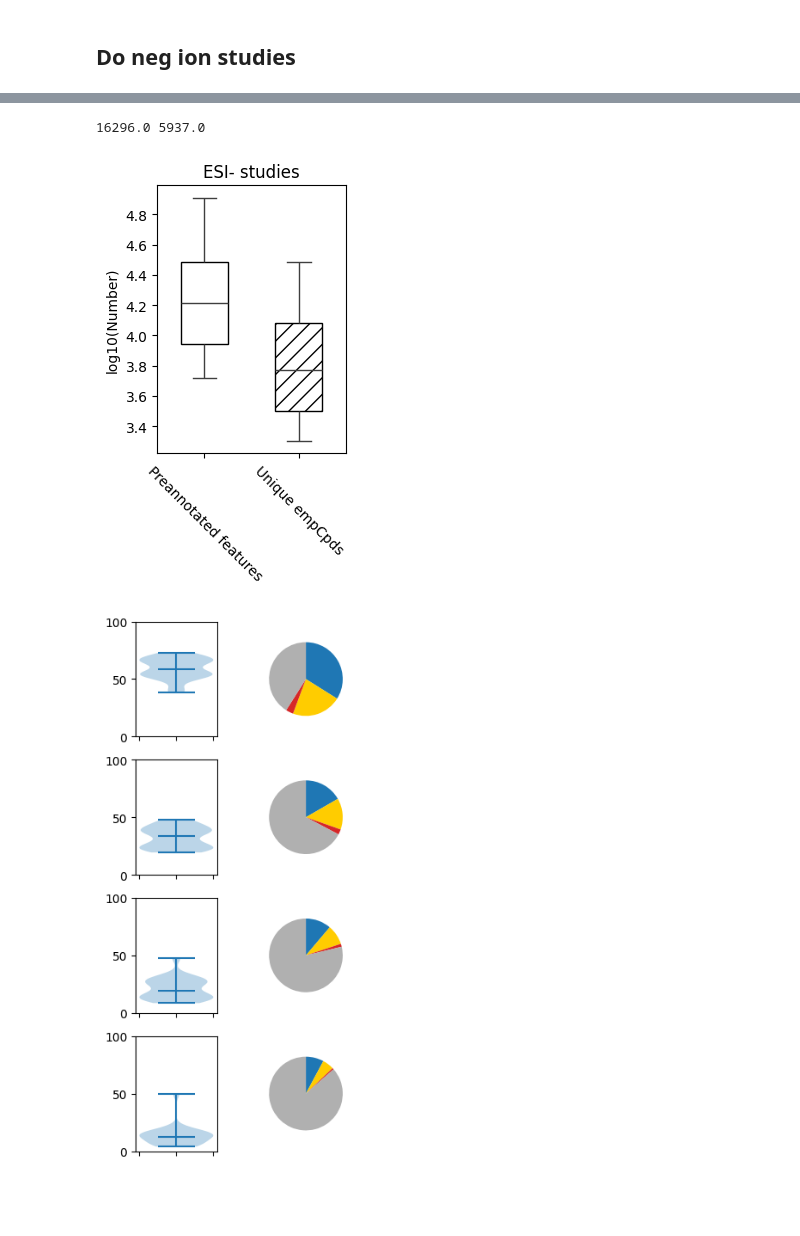
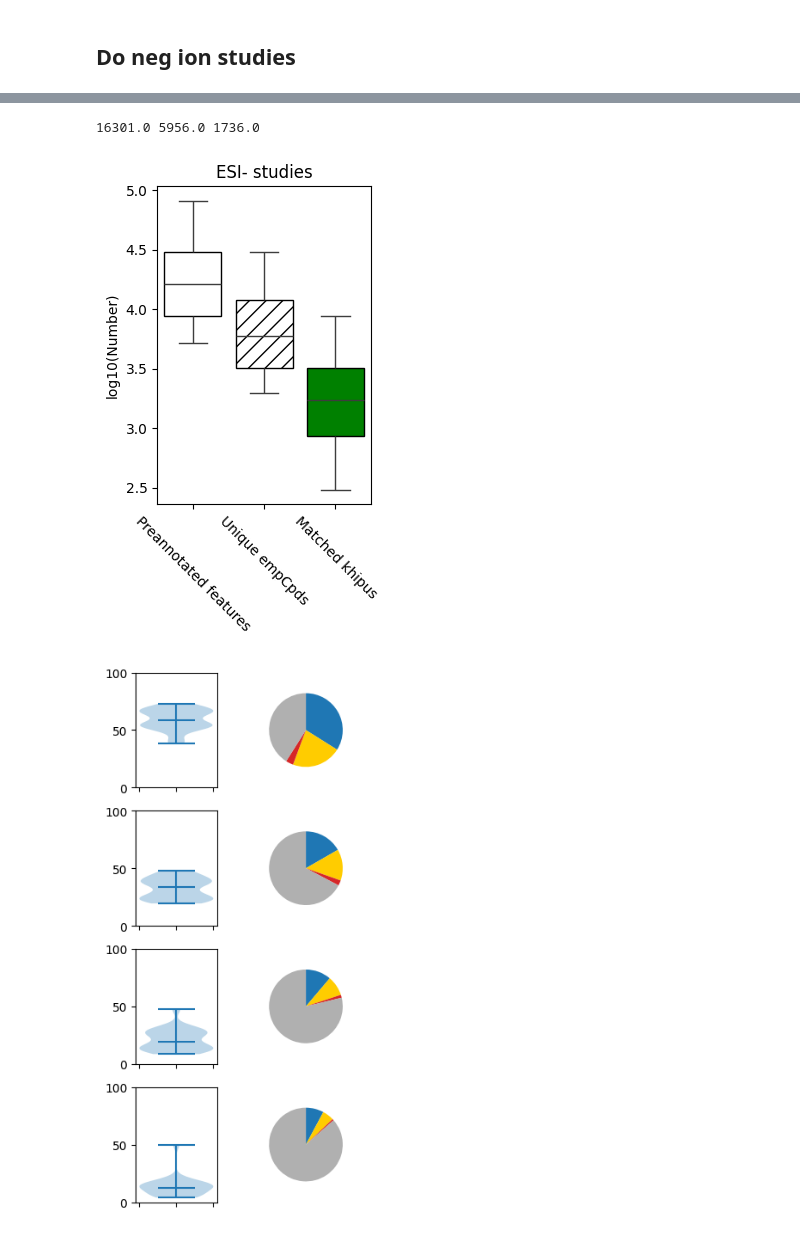
Before and after one commit to shuzhao-li-lab/in_source_fragments_serum, a Jupyter notebook: analysis/5_comprehensive_khipu_search/5a_orbi.ipynb, the cells around one changed output, grey strips where cells are left out. Cells and saved outputs as stored; diff of their text form; code cells hidden in the pictures; blank space fills up the shorter version.

```diff
--- a/analysis/5_comprehensive_khipu_search/5a_orbi.ipynb
+++ b/analysis/5_comprehensive_khipu_search/5a_orbi.ipynb
@@ -34,5 +34,8 @@ VERSION = '1_3'
 dir_fig_output = f'../fig_for_pub/{VERSION}/orbi/'
 os.makedirs(dir_fig_output, exist_ok=True)
+# %%
+hmdb_ms = json.load(open('hmdb_metabolites.json', 'r'))
+hmdb_for_cpr = [{'id': m['primary_id'], 'rtime': 0, 'mz': float(m['monisotopic_molecular_weight'])} for m in hmdb_ms if m['monisotopic_molecular_weight']]
 # %%
 # Input data
 
@@ -294,0 +300,7 @@ for type, qpp in quartile_percs_pos.items():
+# %%
+unique_kp_mass_pos = {}
+for study_id, kp_ids in unique_kp_ids_pos.items():
+    list_khipus = json.load(open(f'output/{VERSION}/pos/{study_id}/ecpds.json', 'r'))
+    dict_khipus = {kp['interim_id']: kp for kp in list_khipus}
+    unique_kp_mass_pos[study_id] = [{'mz': dict_khipus[kp_id]['neutral_formula_mass'], 'id': kp_id, 'rtime': 0} for kp_id in kp_ids]
+unique_kp_matched_pos = [len(mf.list_match_lcms_features(kp_masses, hmdb_for_cpr, mz_ppm=5, rt_tolerance=1E20)) for _, kp_masses in unique_kp_mass_pos.items()]
@@ -414,6 +474,7 @@ isf_candidate_fragments_neg = [x[0] for x in neg_candidate_fragments]
 
 tally_neg = []
 quartile_matches_neg = {}
+unique_kp_ids_neg = {}
 for study in tqdm.tqdm(neg_orbi_datasets):
     with contextlib.redirect_stdout(io.StringIO()):
         ion_mode = 'neg'
@@ -438,6 +499,7 @@ for study in tqdm.tqdm(neg_orbi_datasets):
                             key=lambda x: x['neutral_formula_mass'], reverse=True)
         fids_in_khipus = set([f['id'] for kp in list_khipus for f in kp['MS1_pseudo_Spectra']])
         remaining_features = [f for f in list_features if f['id'] not in fids_in_khipus]
+        kp_ids = set(kp['interim_id'] for kp in list_khipus)
 
         # by isf_candidate_fragments
         explained_khipu_ids, explained_feature_ids, delta_values_used = explain_a_dataset_by_mz_deltas(
@@ -448,6 +510,8 @@ for study in tqdm.tqdm(neg_orbi_datasets):
         dict_intensity_quartile = assign_intensity_quartile(list_features)
         preannotated_feature_ids = set(list(fids_in_khipus) + explained_feature_ids)
         quartile_matches = [dict_intensity_quartile[x] for x in preannotated_feature_ids]
+
+        unique_kp_ids_neg[study] = list(kp_ids - set(explained_khipu_ids))
 
         cur_tally = {
                 'study': study,
@@ -470,11 +534,10 @@ for study in tqdm.tqdm(neg_orbi_datasets):
             'fragment': [dict_intensity_quartile[x] for x in fragment_ids],
             'singletons': [dict_intensity_quartile[x] for x in singleton_ids],
         }
-        round_id = '01292025_1'
-        os.makedirs(f'output/{round_id}/neg/{study}', exist_ok=True)
-        json.dump(list_khipus, open(f'output/{round_id}/neg/{study}/ecpds.json', 'w'))
-        json.dump(cur_tally, open(f'output/{round_id}/neg/{study}/tally.json', 'w'))
-        json.dump(quartile_matches_neg[study], open(f'output/{round_id}/neg/{study}/quartile_matches.json', 'w'))
+        os.makedirs(f'output/{VERSION}/neg/{study}', exist_ok=True)
+        json.dump(list_khipus, open(f'output/{VERSION}/neg/{study}/ecpds.json', 'w'))
+        json.dump(cur_tally, open(f'output/{VERSION}/neg/{study}/tally.json', 'w'))
+        json.dump(quartile_matches_neg[study], open(f'output/{VERSION}/neg/{study}/quartile_matches.json', 'w'))
 # %%
 # Get numbers of features explained by pre-annotation (= len(quartile_matches)),
 # and unique empCpds (= num_khipus - mzdelta_explained_khipus)
@@ -531,0 +595,7 @@ for type, qpp in quartile_percs_neg.items():
+# %%
+unique_kp_mass_neg = {}
+for study_id, kp_ids in unique_kp_ids_neg.items():
+    list_khipus = json.load(open(f'output/{VERSION}/neg/{study_id}/ecpds.json', 'r'))
+    dict_khipus = {kp['interim_id']: kp for kp in list_khipus}
+    unique_kp_mass_neg[study_id] = [{'mz': dict_khipus[kp_id]['neutral_formula_mass'], 'id': kp_id, 'rtime': 0} for kp_id in kp_ids]
+unique_kp_matched_neg = [len(mf.list_match_lcms_features(kp_masses, hmdb_for_cpr, mz_ppm=5, rt_tolerance=1E20)) for _, kp_masses in unique_kp_mass_neg.items()]
@@ -532,31 +646,36 @@ for type, qpp in quartile_percs_neg.items():
 # %%
 
 # Fig 3c. preannotated_features unique_empCpds
 _d = {
     'Preannotated features': np.log10(preannotated_features),
     'Unique empCpds': np.log10(unique_empCpds),
+    'Matched khipus': np.log10(unique_kp_matched_neg)
 }
 from matplotlib.ticker import FormatStrFormatter
 
-print(np.median(preannotated_features), np.median(unique_empCpds))
+print(np.median(preannotated_features), np.median(unique_empCpds), np.median(unique_kp_matched_neg))
 
-fig, ax = plt.subplots(1, 1, figsize=(2.7, 4.5))
-boxplot = sns.boxplot(data=_d, width=0.5)
+fig, ax = plt.subplots(1, 1, figsize=(3, 5))
+boxplot = sns.boxplot(data=_d, width=0.8)
 for i, patch in enumerate(boxplot.patches):
     hatch = "" if i % 2 == 0 else "//"  # Different hatches for alternating boxes
     patch.set_hatch(hatch)
     patch.set_edgecolor('black')  # Set border color
-    patch.set_facecolor('white')  # Remove fill color
+    if i != 2:
+        patch.set_facecolor('white')
+    else:
+        patch.set_facecolor('green')
+
 ax.tick_params(axis='x', rotation=315)
 ax.set_ylabel("log10(Number)")
 ax.yaxis.set_major_formatter(FormatStrFormatter('%.1f'))  # Format y-axis with 2 decimal places
 
 ax.set_title("ESI- studies")
 plt.tight_layout()
-plt.savefig(f"{dir_fig_output}/Fig3a_preannotation_neg.pdf")
+plt.savefig(f"2f_2_preannotation_pos.pdf")
 # %% [output]
-16296.0 5937.0
+16301.0 5956.0 1736.0
-[figure, old version]
+[figure, new version]
 # %%
 
 # Fig. 3b. distribution of perc; pie chart for median pec
```
Also changed, not shown: parts of 12 cells of this notebook, 46 other files.
